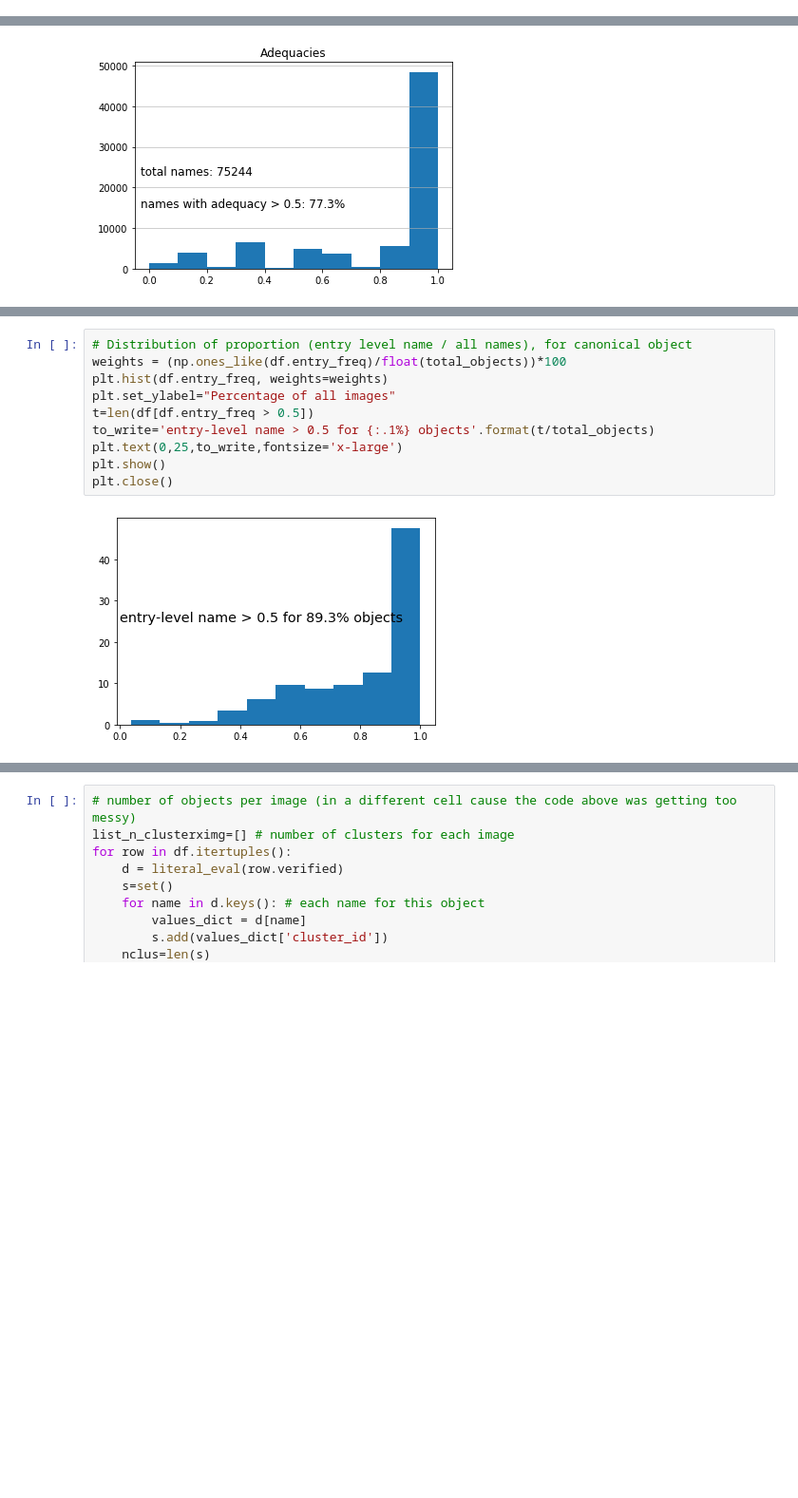
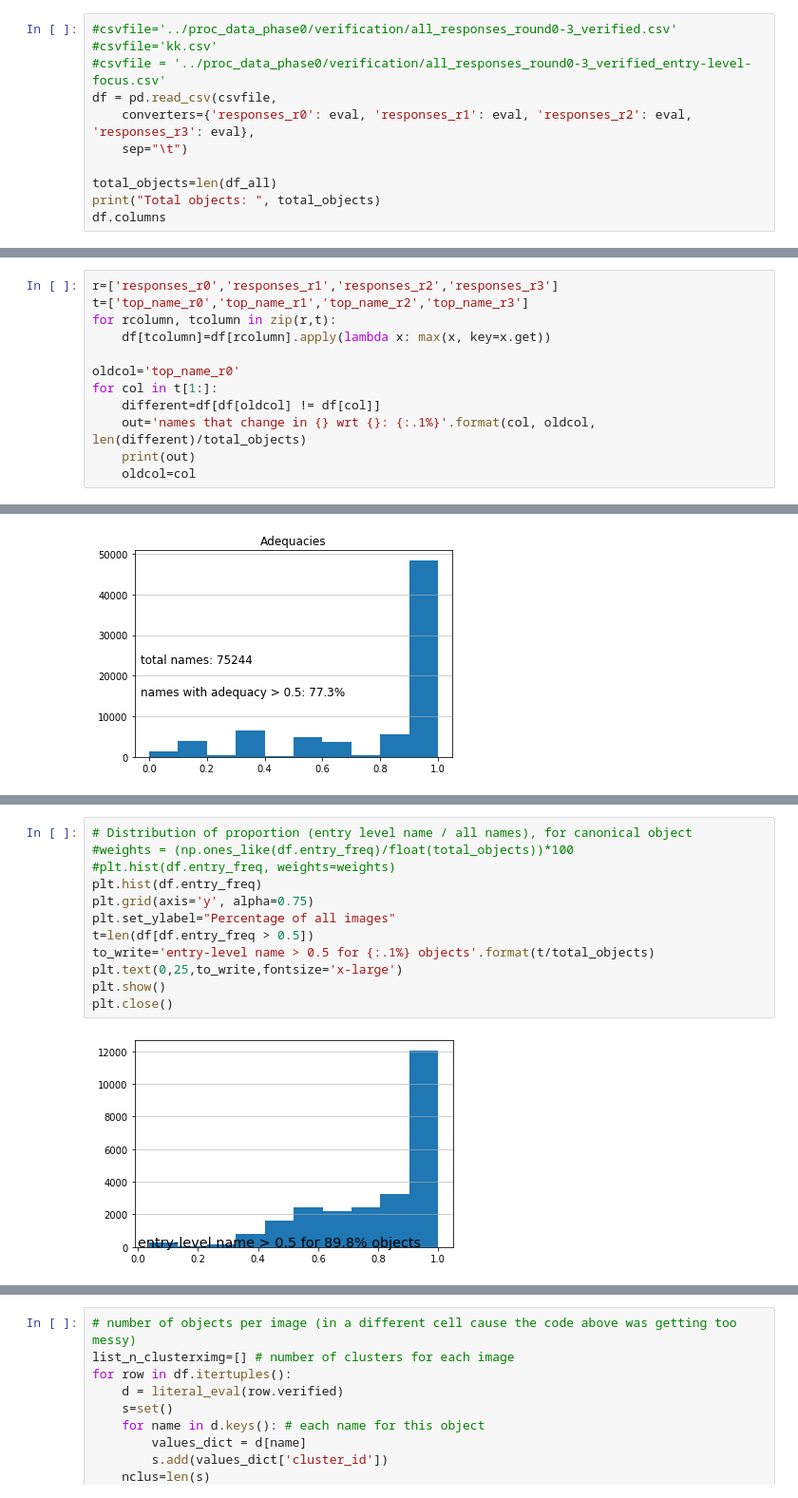
Before and after one commit to sinazarriess/many_names_collection, a Jupyter notebook: analysis/analysis_verification_phase.ipynb, the cells around one changed output, grey strips where cells are left out. Shown at 95% size. Saved outputs shown, nothing was run; the diff lists cells and outputs as text; blank space fills up the shorter version.

Commit message:
initial analysis of name stability; need to do another one

```diff
--- a/analysis/analysis_verification_phase.ipynb
+++ b/analysis/analysis_verification_phase.ipynb
@@ -46,0 +42,11 @@ total_objects=len(df)
+# %%
+#csvfile='../proc_data_phase0/verification/all_responses_round0-3_verified.csv'
+#csvfile='kk.csv'
+#csvfile = '../proc_data_phase0/verification/all_responses_round0-3_verified_entry-level-focus.csv'
+df = pd.read_csv(csvfile,
+    converters={'responses_r0': eval, 'responses_r1': eval, 'responses_r2': eval, 'responses_r3': eval},
+    sep="\t")
+
+total_objects=len(df_all)
+print("Total objects: ", total_objects)
+df.columns
@@ -46,0 +68,12 @@ total_objects=len(df)
+# %%
+r=['responses_r0','responses_r1','responses_r2','responses_r3']
+t=['top_name_r0','top_name_r1','top_name_r2','top_name_r3']
+for rcolumn, tcolumn in zip(r,t):
+    df[tcolumn]=df[rcolumn].apply(lambda x: max(x, key=x.get))
+
+oldcol='top_name_r0'
+for col in t[1:]:
+    different=df[df[oldcol] != df[col]]
+    out='names that change in {} wrt {}: {:.1%}'.format(col, oldcol, len(different)/total_objects)
+    print(out)
+    oldcol=col
@@ -115,16 +161,18 @@ Index(['vg_img_id', 'cat', 'synset', 'vg_obj_name', 'vg_domain', 'url',
       dtype='object')
 # %%
 # Distribution of proportion (entry level name / all names), for canonical object
-weights = (np.ones_like(df.entry_freq)/float(total_objects))*100
-plt.hist(df.entry_freq, weights=weights)
+#weights = (np.ones_like(df.entry_freq)/float(total_objects))*100
+#plt.hist(df.entry_freq, weights=weights)
+plt.hist(df.entry_freq)
+plt.grid(axis='y', alpha=0.75)
 plt.set_ylabel="Percentage of all images"
 t=len(df[df.entry_freq > 0.5])
 to_write='entry-level name > 0.5 for {:.1%} objects'.format(t/total_objects)
 plt.text(0,25,to_write,fontsize='x-large')
 plt.show()
 plt.close()
 # %% [output]
-[figure, old version]
+[figure, new version]
 # %%
 mismatch=len(df[df.entry_name == df.vg_obj_name])
 print('Objects for which manynames entry level name coincides with VG name: {} ({:.1%})'.format(mismatch, mismatch/total_objects))
```
Also changed, not shown: parts of 12 cells of this notebook, 1 other file.
